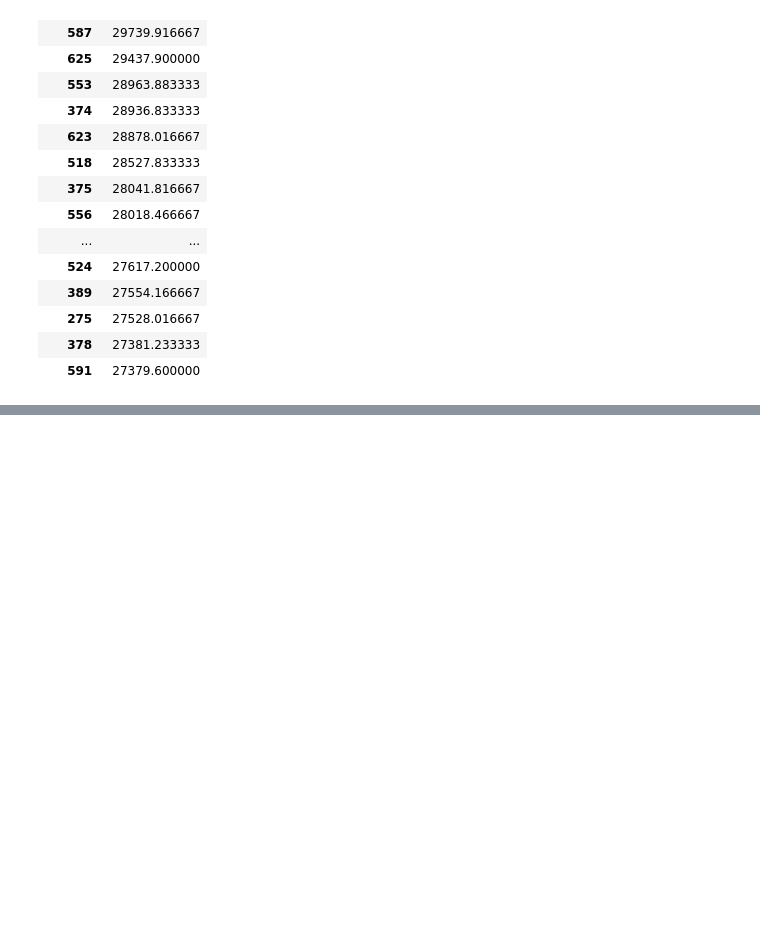
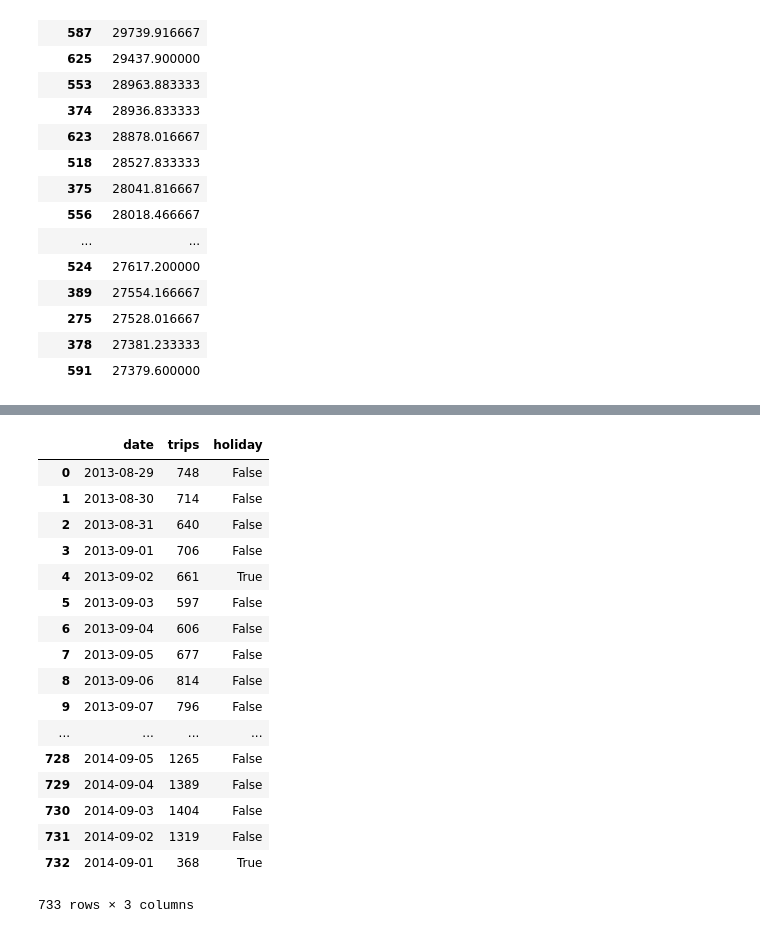
Before and after one commit to hernantain/Analisis-San-Francisco, a Jupyter notebook: analisis.ipynb, the cells around one changed output, grey strips where cells are left out. Saved outputs shown, nothing was run; the diff lists cells and outputs as text; code cells hidden in the pictures; blank space fills up the shorter version.

```diff
--- a/analisis.ipynb
+++ b/analisis.ipynb
@@ -494,0 +547,22 @@ top25
+# %%
+dates_df['holiday'] = dates_df.date.isin(holidays)
+dates_df
+# %% [output]
+|  | date | trips | holiday |
+| 0 | 2013-08-29 | 748 | False |
+| 1 | 2013-08-30 | 714 | False |
+| 2 | 2013-08-31 | 640 | False |
+| 3 | 2013-09-01 | 706 | False |
+| 4 | 2013-09-02 | 661 | True |
+| 5 | 2013-09-03 | 597 | False |
+| 6 | 2013-09-04 | 606 | False |
+| 7 | 2013-09-05 | 677 | False |
+| 8 | 2013-09-06 | 814 | False |
+| 9 | 2013-09-07 | 796 | False |
+| ... | ... | ... | ... |
+| 728 | 2014-09-05 | 1265 | False |
+| 729 | 2014-09-04 | 1389 | False |
+| 730 | 2014-09-03 | 1404 | False |
+| 731 | 2014-09-02 | 1319 | False |
+| 732 | 2014-09-01 | 368 | True |
+733 rows × 3 columns
```
Also changed, not shown: parts of 8 cells of this notebook.
